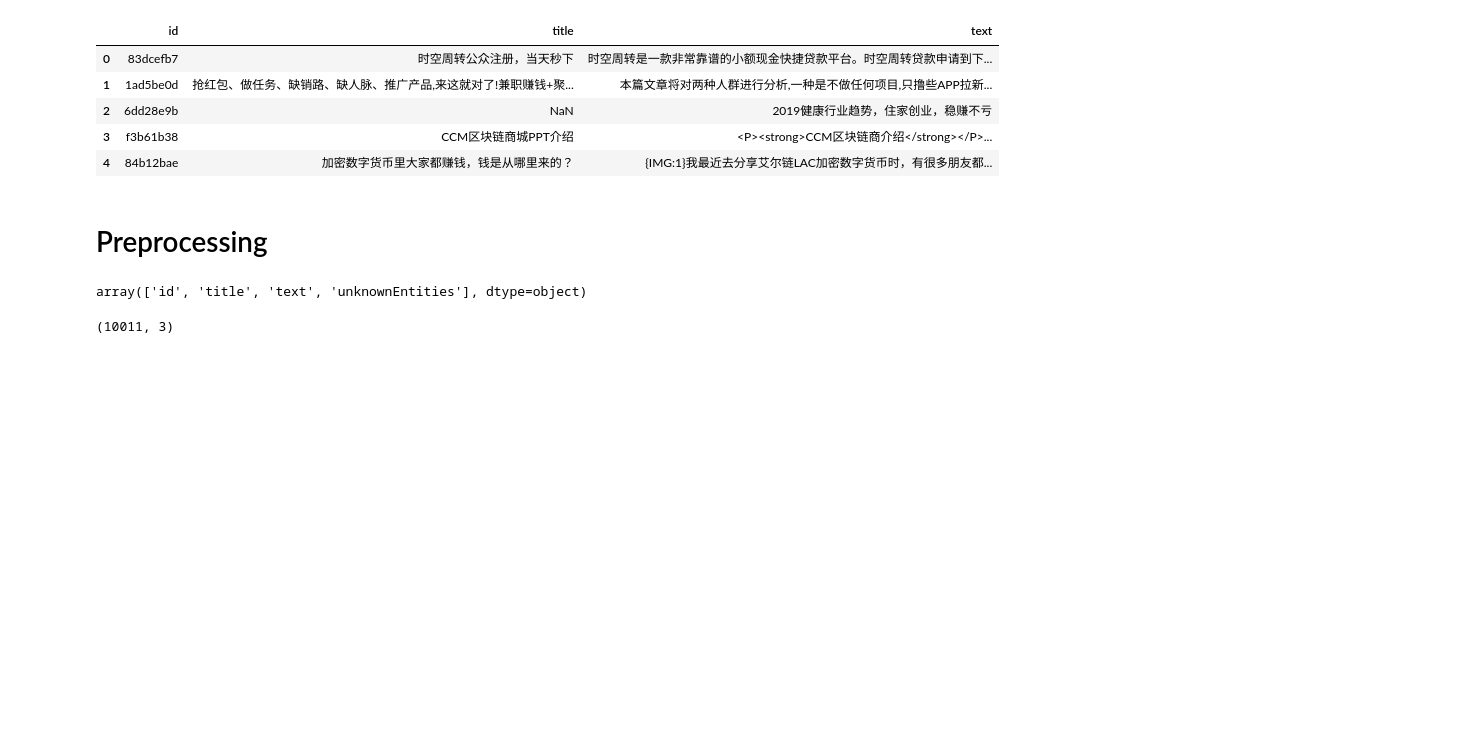
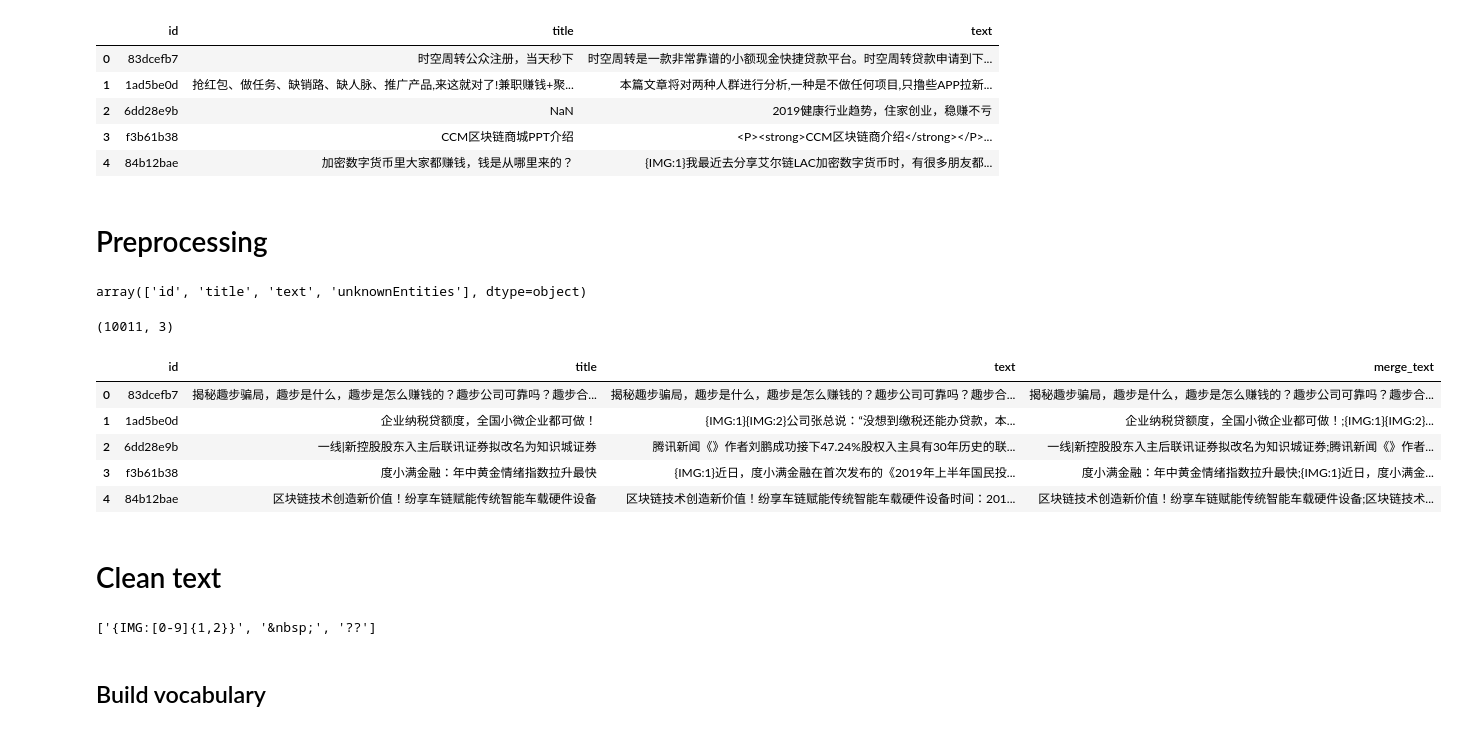
Before and after one commit to AlanConstantine/Finacial-NER, a Jupyter notebook: Code/Jupyter/Analysis.ipynb, the cells around one changed output. Drawn from its saved outputs; the diff is of its cells as text; code cells hidden in the pictures; blank space fills up the shorter version.

```diff
--- a/Code/Jupyter/Analysis.ipynb
+++ b/Code/Jupyter/Analysis.ipynb
@@ -54,3 +57,16 @@ all_df = pd.concat([train_df[['id', 'title', 'text']], test_df])
 all_df.shape
 # %% [output]
 (10011, 3)
+# %%
+all_df['merge_text'] = all_df.title + '；' + all_df.text
+# %%
+all_df.head()
+# %% [output]
+|  | id | title | text | merge_text |
+| 0 | 83dcefb7 | 揭秘趣步骗局，趣步是什么，趣步是怎么赚钱的？趣步公司可靠吗？趣步合... | 揭秘趣步骗局，趣步是什么，趣步是怎么赚钱的？趣步公司可靠吗？趣步合... | 揭秘趣步骗局，趣步是什么，趣步是怎么赚钱的？趣步公司可靠吗？趣步合... |
+| 1 | 1ad5be0d | 企业纳税贷额度，全国小微企业都可做！ | {IMG:1}{IMG:2}公司张总说：“没想到缴税还能办贷款，本... | 企业纳税贷额度，全国小微企业都可做！;{IMG:1}{IMG:2}... |
+| 2 | 6dd28e9b | 一线|新控股股东入主后联讯证券拟改名为知识城证券 | 腾讯新闻《》作者刘鹏成功接下47.24%股权入主具有30年历史的联... | 一线|新控股股东入主后联讯证券拟改名为知识城证券;腾讯新闻《》作者... |
+| 3 | f3b61b38 | 度小满金融：年中黄金情绪指数拉升最快 | {IMG:1}近日，度小满金融在首次发布的《2019年上半年国民投... | 度小满金融：年中黄金情绪指数拉升最快;{IMG:1}近日，度小满金... |
+| 4 | 84b12bae | 区块链技术创造新价值！纷享车链赋能传统智能车载硬件设备 | 区块链技术创造新价值！纷享车链赋能传统智能车载硬件设备时间：201... | 区块链技术创造新价值！纷享车链赋能传统智能车载硬件设备;区块链技术... |
+# %% [markdown]
+# Clean text
@@ -56,0 +76,6 @@ all_df.shape
+# %%
+dirty_string
+# %% [output]
+['{IMG:[0-9]{1,2}}', '&nbsp;', '??']
+# %% [markdown]
+## Build vocabulary
```
Also changed, not shown: parts of 2 cells of this notebook, 1 other file.
